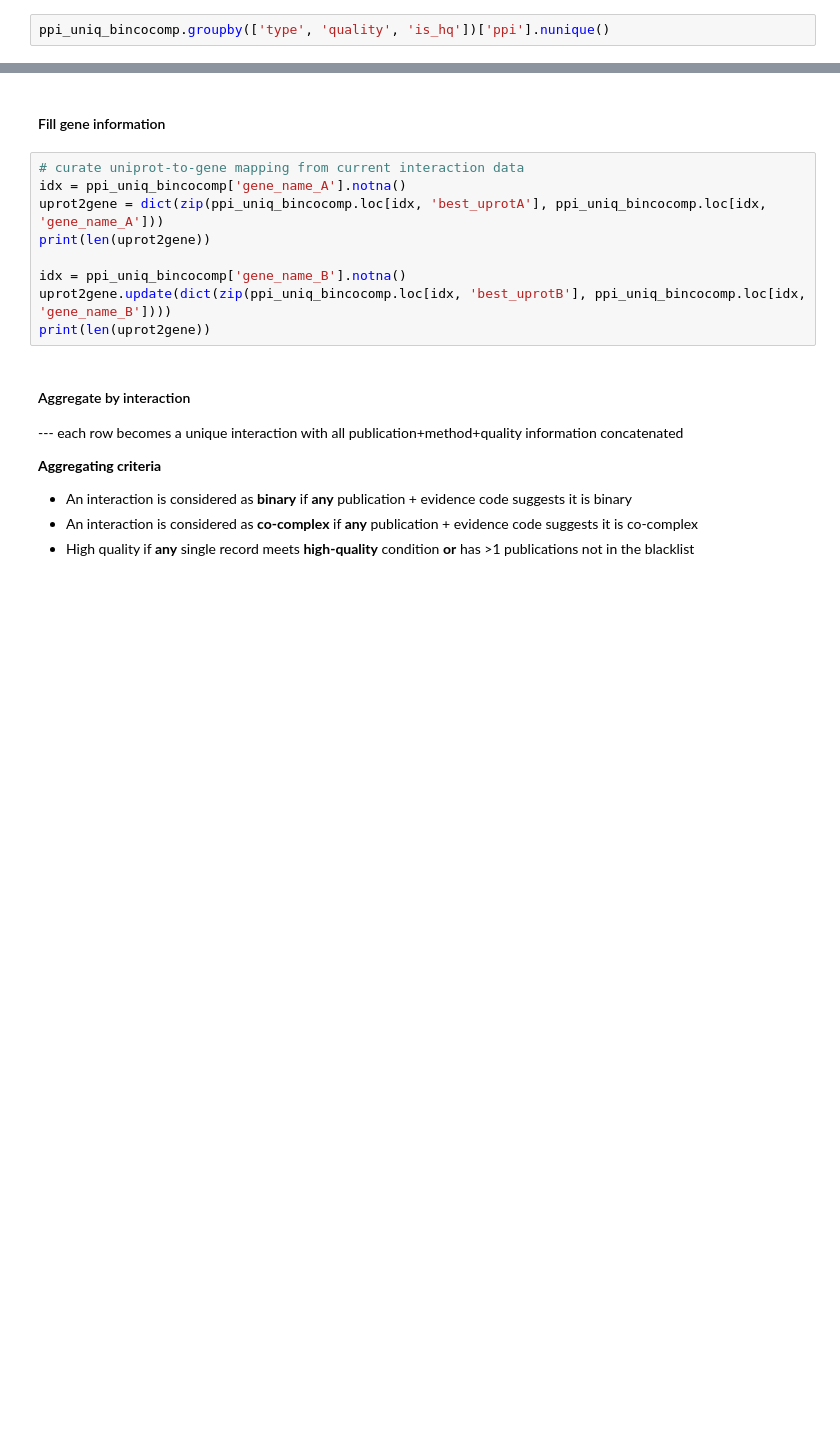
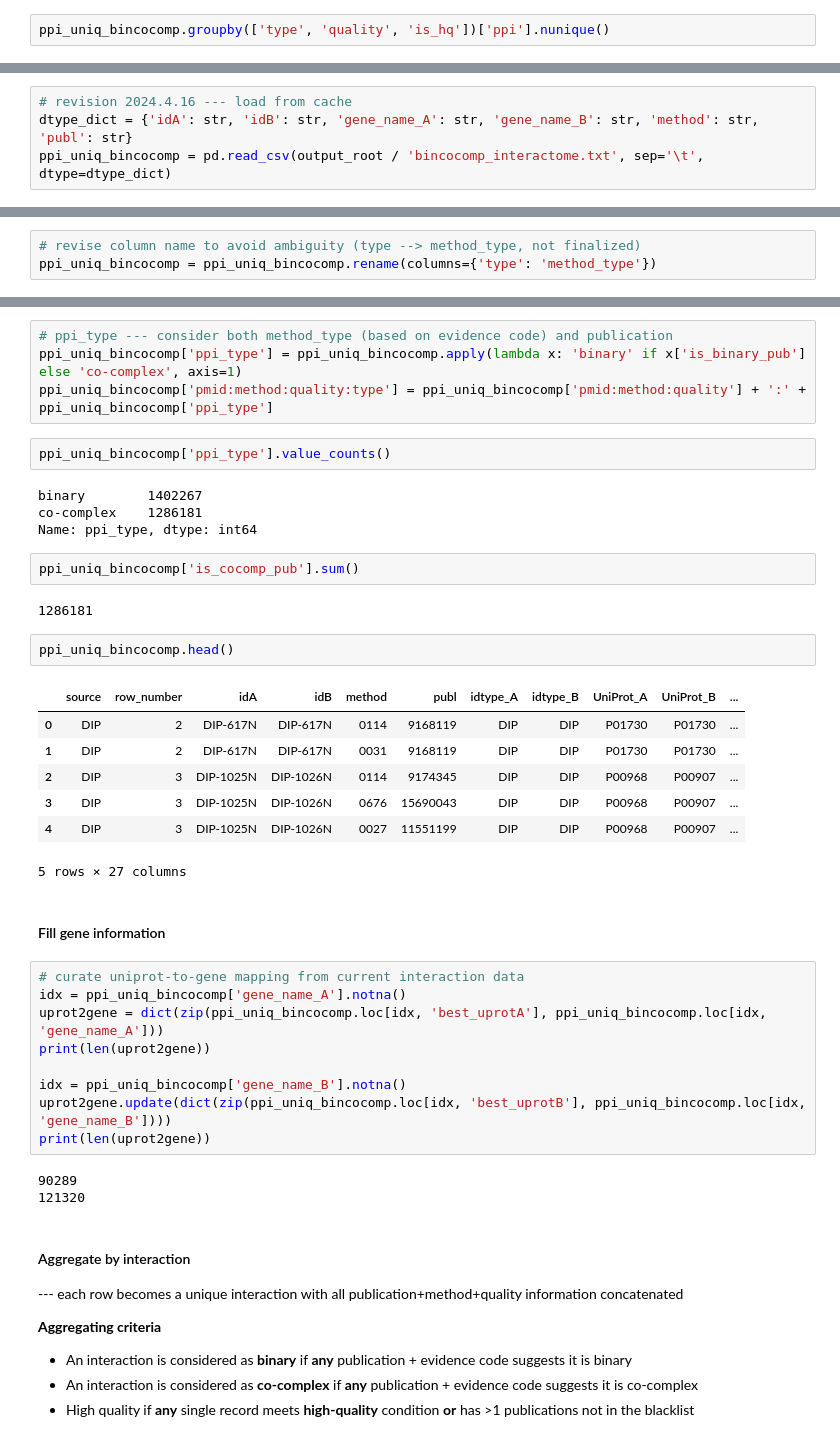
Before and after one commit to haiyuan-yu-lab/HINT_preprocess, a Jupyter notebook: 4-HINT_data_curation.ipynb, the cells around one changed output, grey strips where cells are left out. Saved outputs shown, nothing was run; the diff lists cells and outputs as text; blank space fills up the shorter version.

Commit message:
add interaction type and quality to output format

```diff
--- a/4-HINT_data_curation.ipynb
+++ b/4-HINT_data_curation.ipynb
@@ -862,0 +865,4 @@ ppi_uniq_bincocomp.groupby(['type', 'quality', 'is_hq'])['ppi'].nunique()
+# %%
+# revision 2024.4.16 --- load from cache
+dtype_dict = {'idA': str, 'idB': str, 'gene_name_A': str, 'gene_name_B': str, 'method': str, 'publ': str}
+ppi_uniq_bincocomp = pd.read_csv(output_root / 'bincocomp_interactome.txt', sep='\t', dtype=dtype_dict)
@@ -862,0 +884,3 @@ ppi_uniq_bincocomp.groupby(['type', 'quality', 'is_hq'])['ppi'].nunique()
+# %%
+# revise column name to avoid ambiguity (type --> method_type, not finalized)
+ppi_uniq_bincocomp = ppi_uniq_bincocomp.rename(columns={'type': 'method_type'})
@@ -863,3 +901,27 @@ ppi_uniq_bincocomp.groupby(['type', 'quality', 'is_hq'])['ppi'].nunique()
+# %%
+# ppi_type --- consider both method_type (based on evidence code) and publication
+ppi_uniq_bincocomp['ppi_type'] = ppi_uniq_bincocomp.apply(lambda x: 'binary' if x['is_binary_pub'] else 'co-complex', axis=1)
+ppi_uniq_bincocomp['pmid:method:quality:type'] = ppi_uniq_bincocomp['pmid:method:quality'] + ':' + ppi_uniq_bincocomp['ppi_type']
+# %%
+ppi_uniq_bincocomp['ppi_type'].value_counts()
+# %% [output]
+binary        1402267
+co-complex    1286181
+Name: ppi_type, dtype: int64
+# %%
+ppi_uniq_bincocomp['is_cocomp_pub'].sum()
+# %% [output]
+1286181
+# %%
+ppi_uniq_bincocomp.head()
+# %% [output]
+|  | source | row_number | idA | idB | method | publ | idtype_A | idtype_B | UniProt_A | UniProt_B | ... |
+| 0 | DIP | 2 | DIP-617N | DIP-617N | 0114 | 9168119 | DIP | DIP | P01730 | P01730 | ... |
+| 1 | DIP | 2 | DIP-617N | DIP-617N | 0031 | 9168119 | DIP | DIP | P01730 | P01730 | ... |
+| 2 | DIP | 3 | DIP-1025N | DIP-1026N | 0114 | 9174345 | DIP | DIP | P00968 | P00907 | ... |
+| 3 | DIP | 3 | DIP-1025N | DIP-1026N | 0676 | 15690043 | DIP | DIP | P00968 | P00907 | ... |
+| 4 | DIP | 3 | DIP-1025N | DIP-1026N | 0027 | 11551199 | DIP | DIP | P00968 | P00907 | ... |
+5 rows × 27 columns
 # %% [markdown]
 #### Fill gene information
 # %%
@@ -871,6 +933,9 @@ print(len(uprot2gene))
 idx = ppi_uniq_bincocomp['gene_name_B'].notna()
 uprot2gene.update(dict(zip(ppi_uniq_bincocomp.loc[idx, 'best_uprotB'], ppi_uniq_bincocomp.loc[idx, 'gene_name_B'])))
 print(len(uprot2gene))
+# %% [output]
+90289
+121320
 # %% [markdown]
 #### Aggregate by interaction
 
```
Also changed, not shown: parts of 12 cells of this notebook.
